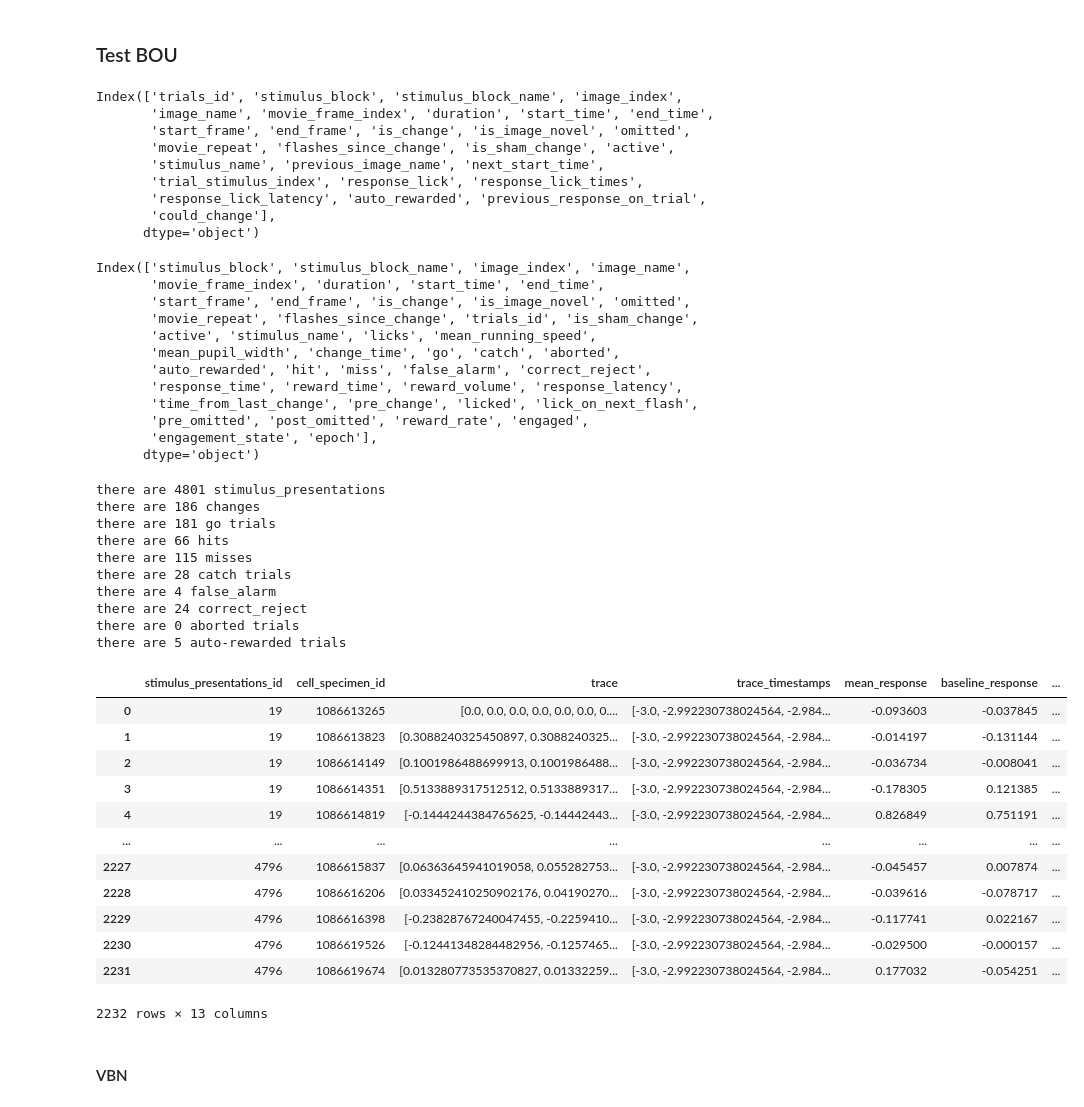
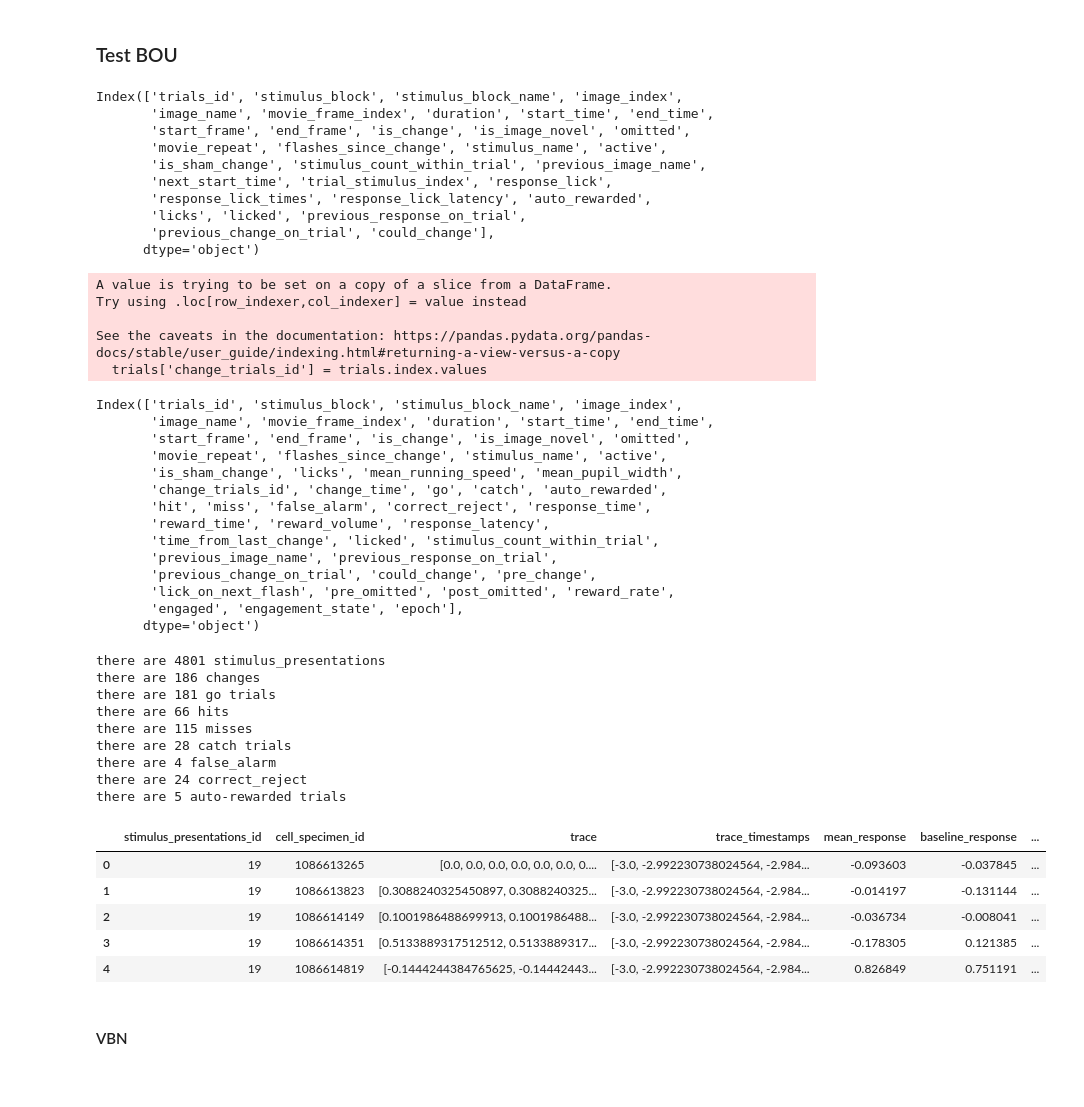
Before and after one commit to mattjdavis/SWDB_2024_Physiology, a Jupyter notebook: code/dev/VBO_VBN_differences.ipynb, the cells around one changed output. Saved outputs shown, nothing was run; the diff lists cells and outputs as text; code cells hidden in the pictures; blank space fills up the shorter version.

```diff
--- a/code/dev/VBO_VBN_differences.ipynb
+++ b/code/dev/VBO_VBN_differences.ipynb
@@ -18,3 +21,20 @@ sns.set_context('notebook', font_scale=1.5, rc={'lines.markeredgewidth': 2})
+# %%
+import platform
+platstring = platform.platform()
+
+if 'Darwin' in platstring:
+    # macOS
+    data_root = "/Volumes/Brain2024/"
+elif 'Windows'  in platstring:
+    # Windows (replace with the drive letter of USB drive)
+    data_root = "E:/"
+elif ('amzn' in platstring):
+    # then on CodeOcean
+    data_root = "/data/"
+else:
+    # then your own linux platform
+    # EDIT location where you mounted hard drive
+    data_root = "/media/$USERNAME/Brain2024/"
 # %% [markdown]
 ### Metadata tables
 # %% [markdown]
@@ -23,11 +43,11 @@ sns.set_context('notebook', font_scale=1.5, rc={'lines.markeredgewidth': 2})
 # import behavior projet cache class from SDK to be able to load the data
 from allensdk.brain_observatory.behavior.behavior_project_cache import VisualBehaviorOphysProjectCache
 
-data_root = r'/Users/marinag/Documents/Data/visual_behavior_ophys_cache_dir/'
+# data_root = r'/Users/marinag/Documents/Data/visual_behavior_ophys_cache_dir/'
 
-# vbo_cache = VisualBehaviorOphysProjectCache.from_local_cache(cache_dir=data_root, use_static_cache=True)
+vbo_cache = VisualBehaviorOphysProjectCache.from_local_cache(cache_dir=data_root, use_static_cache=True)
 # if we needed to download the data we could have used the following line
-vbo_cache = VisualBehaviorOphysProjectCache.from_s3_cache(cache_dir=data_root)
+# vbo_cache = VisualBehaviorOphysProjectCache.from_s3_cache(cache_dir=data_root)
 # %% [output]
 The data that was available in previous releases are stored in the block name containing 'change_detection' and can be accessed in the pandas table by using:
         `stimulus_presentations[stimulus_presentations.stimulus_block_name.str.contains('change_detection')]`
@@ -488,28 +508,36 @@ st.columns
 Index(['trials_id', 'stimulus_block', 'stimulus_block_name', 'image_index',
        'image_name', 'movie_frame_index', 'duration', 'start_time', 'end_time',
        'start_frame', 'end_frame', 'is_change', 'is_image_novel', 'omitted',
-       'movie_repeat', 'flashes_since_change', 'is_sham_change', 'active',
-       'stimulus_name', 'previous_image_name', 'next_start_time',
-       'trial_stimulus_index', 'response_lick', 'response_lick_times',
-       'response_lick_latency', 'auto_rewarded', 'previous_response_on_trial',
-       'could_change'],
+       'movie_repeat', 'flashes_since_change', 'stimulus_name', 'active',
+       'is_sham_change', 'stimulus_count_within_trial', 'previous_image_name',
+       'next_start_time', 'trial_stimulus_index', 'response_lick',
+       'response_lick_times', 'response_lick_latency', 'auto_rewarded',
+       'licks', 'licked', 'previous_response_on_trial',
+       'previous_change_on_trial', 'could_change'],
       dtype='object')
 # %%
 stimulus_presentations = behavior_utils.get_annotated_stimulus_presentations(ophys_experiment)
 stimulus_presentations.columns
 # %% [output]
-Index(['stimulus_block', 'stimulus_block_name', 'image_index', 'image_name',
-       'movie_frame_index', 'duration', 'start_time', 'end_time',
-       'start_frame', 'end_frame', 'is_change', 'is_image_novel', 'omitted',
-       'movie_repeat', 'flashes_since_change', 'trials_id', 'is_sham_change',
-       'active', 'stimulus_name', 'licks', 'mean_running_speed',
-       'mean_pupil_width', 'change_time', 'go', 'catch', 'aborted',
-       'auto_rewarded', 'hit', 'miss', 'false_alarm', 'correct_reject',
-       'response_time', 'reward_time', 'reward_volume', 'response_latency',
-       'time_from_last_change', 'pre_change', 'licked', 'lick_on_next_flash',
-       'pre_omitted', 'post_omitted', 'reward_rate', 'engaged',
-       'engagement_state', 'epoch'],
-      dtype='object')
+A value is trying to be set on a copy of a slice from a DataFrame.
+Try using .loc[row_indexer,col_indexer] = value instead
+
+See the caveats in the documentation: https://pandas.pydata.org/pandas-docs/stable/user_guide/indexing.html#returning-a-view-versus-a-copy
+  trials['change_trials_id'] = trials.index.values
+Index(['trials_id', 'stimulus_block', 'stimulus_block_name', 'image_index',
+       'image_name', 'movie_frame_index', 'duration', 'start_time', 'end_time',
+       'start_frame', 'end_frame', 'is_change', 'is_image_novel', 'omitted',
+       'movie_repeat', 'flashes_since_change', 'stimulus_name', 'active',
+       'is_sham_change', 'licks', 'mean_running_speed', 'mean_pupil_width',
+       'change_trials_id', 'change_time', 'go', 'catch', 'auto_rewarded',
+       'hit', 'miss', 'false_alarm', 'correct_reject', 'response_time',
+       'reward_time', 'reward_volume', 'response_latency',
+       'time_from_last_change', 'licked', 'stimulus_count_within_trial',
+       'previous_image_name', 'previous_response_on_trial',
+       'previous_change_on_trial', 'could_change', 'pre_change',
+       'lick_on_next_flash', 'pre_omitted', 'post_omitted', 'reward_rate',
+       'engaged', 'engagement_state', 'epoch'],
+      dtype='object')
 # %%
 print('there are', len(stimulus_presentations), 'stimulus_presentations')
 print('there are', len(stimulus_presentations[stimulus_presentations.is_change==True]), 'changes')
@@ -522,7 +550,6 @@ print('there are', len(stimulus_presentations[stimulus_presentations.catch==True
 print('there are', len(stimulus_presentations[stimulus_presentations.false_alarm==True]), 'false_alarm')
 print('there are', len(stimulus_presentations[stimulus_presentations.correct_reject==True]), 'correct_reject')
 
-print('there are', len(stimulus_presentations[stimulus_presentations.aborted==True]), 'aborted trials')
 print('there are', len(stimulus_presentations[stimulus_presentations.auto_rewarded==True]), 'auto-rewarded trials')
 # %% [output]
 there are 4801 stimulus_presentations
@@ -533,7 +560,6 @@ there are 115 misses
 there are 28 catch trials
 there are 4 false_alarm
 there are 24 correct_reject
-there are 0 aborted trials
 there are 5 auto-rewarded trials
 # %%
 stim_response_df = ophys_data_formatting.get_stimulus_response_df(ophys_experiment,
@@ -544,21 +570,14 @@ stim_response_df = ophys_data_formatting.get_stimulus_response_df(ophys_experime
                              interpolate=True,
                              output_sampling_rate=None)
 # %%
-stim_response_df
+stim_response_df.head()
 # %% [output]
 |  | stimulus_presentations_id | cell_specimen_id | trace | trace_timestamps | mean_response | baseline_response | ... |
 | 0 | 19 | 1086613265 | [0.0, 0.0, 0.0, 0.0, 0.0, 0.0, 0.... | [-3.0, -2.992230738024564, -2.984... | -0.093603 | -0.037845 | ... |
 | 1 | 19 | 1086613823 | [0.3088240325450897, 0.3088240325... | [-3.0, -2.992230738024564, -2.984... | -0.014197 | -0.131144 | ... |
 | 2 | 19 | 1086614149 | [0.1001986488699913, 0.1001986488... | [-3.0, -2.992230738024564, -2.984... | -0.036734 | -0.008041 | ... |
 | 3 | 19 | 1086614351 | [0.5133889317512512, 0.5133889317... | [-3.0, -2.992230738024564, -2.984... | -0.178305 | 0.121385 | ... |
 | 4 | 19 | 1086614819 | [-0.1444244384765625, -0.14442443... | [-3.0, -2.992230738024564, -2.984... | 0.826849 | 0.751191 | ... |
-| ... | ... | ... | ... | ... | ... | ... | ... |
-| 2227 | 4796 | 1086615837 | [0.06363645941019058, 0.055282753... | [-3.0, -2.992230738024564, -2.984... | -0.045457 | 0.007874 | ... |
-| 2228 | 4796 | 1086616206 | [0.033452410250902176, 0.04190270... | [-3.0, -2.992230738024564, -2.984... | -0.039616 | -0.078717 | ... |
-| 2229 | 4796 | 1086616398 | [-0.23828767240047455, -0.2259410... | [-3.0, -2.992230738024564, -2.984... | -0.117741 | 0.022167 | ... |
-| 2230 | 4796 | 1086619526 | [-0.12441348284482956, -0.1257465... | [-3.0, -2.992230738024564, -2.984... | -0.029500 | -0.000157 | ... |
-| 2231 | 4796 | 1086619674 | [0.013280773535370827, 0.01332259... | [-3.0, -2.992230738024564, -2.984... | 0.177032 | -0.054251 | ... |
-2232 rows × 13 columns
 # %% [markdown]
 #### VBN
 # %%
```
Also changed, not shown: parts of 11 cells of this notebook, 1 other file.
